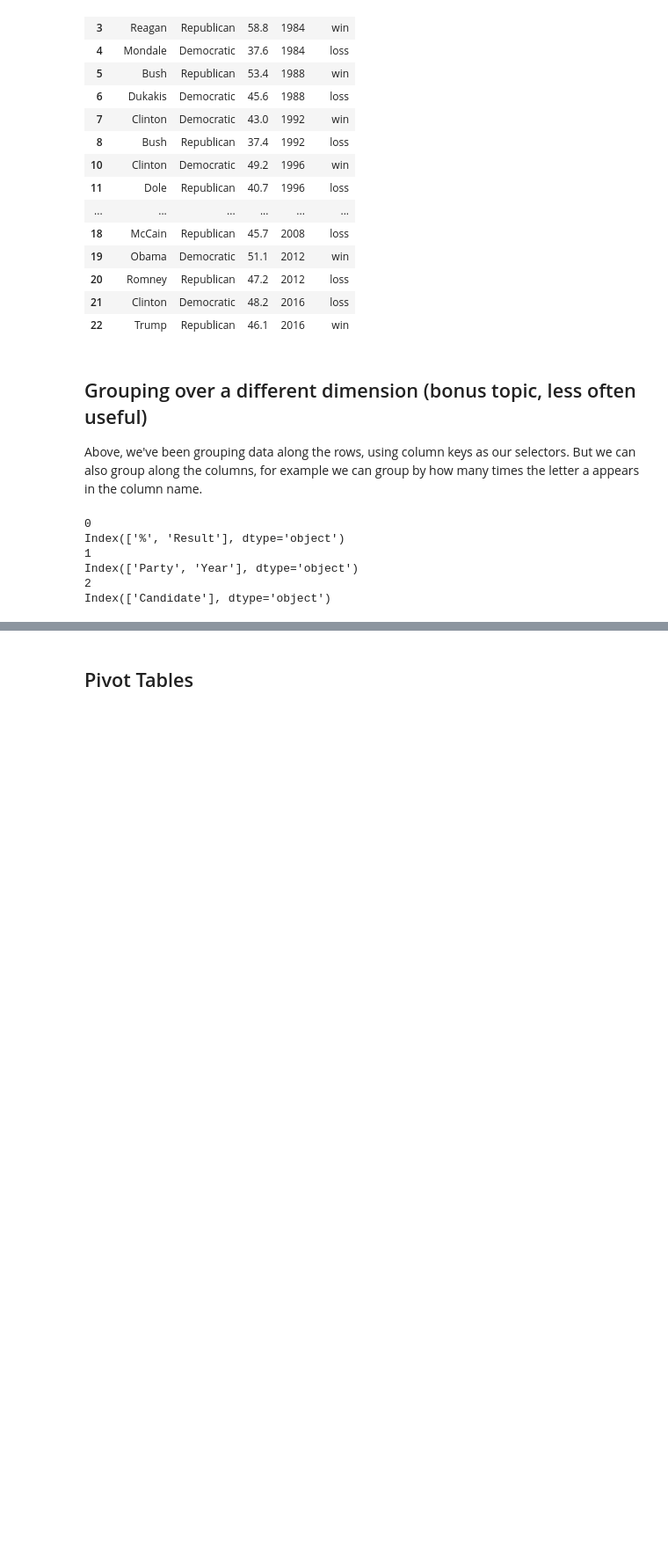
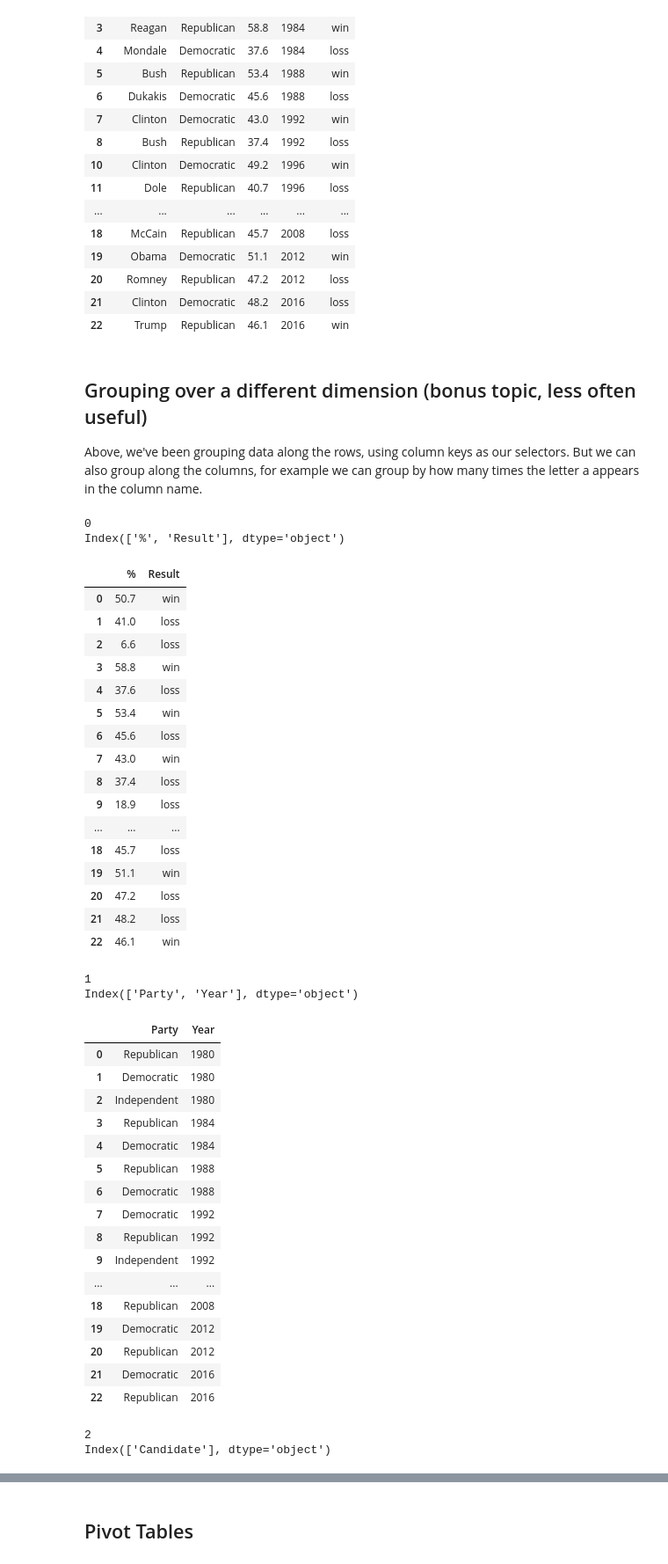
Before and after one commit to zhugeyicixin/DataSci200, a Jupyter notebook: lectures/lec04/04-groupby.ipynb, the cells around one changed output, grey strips where cells are left out. Shown: that part at 88% size. Saved outputs shown, nothing was run; the diff lists cells and outputs as text; code cells hidden in the pictures; blank space fills up the shorter version.

```diff
--- a/lectures/lec04/04-groupby.ipynb
+++ b/lectures/lec04/04-groupby.ipynb
@@ -439,12 +460,47 @@ Above, we've been grouping data along the rows, using column keys as our selecto
 # %%
 grouped = df.groupby(lambda x: x.count('a'), axis=1)
 for dtype, group in grouped:
     print(dtype)
     print(group.columns)
+    display(group)
 # %% [output]
 0
 Index(['%', 'Result'], dtype='object')
-1
-Index(['Party', 'Year'], dtype='object')
-2
-Index(['Candidate'], dtype='object')
+|  | % | Result |
+| 0 | 50.7 | win |
+| 1 | 41.0 | loss |
+| 2 | 6.6 | loss |
+| 3 | 58.8 | win |
+| 4 | 37.6 | loss |
+| 5 | 53.4 | win |
+| 6 | 45.6 | loss |
+| 7 | 43.0 | win |
+| 8 | 37.4 | loss |
+| 9 | 18.9 | loss |
+| ... | ... | ... |
+| 18 | 45.7 | loss |
+| 19 | 51.1 | win |
+| 20 | 47.2 | loss |
+| 21 | 48.2 | loss |
+| 22 | 46.1 | win |
+1
+Index(['Party', 'Year'], dtype='object')
+|  | Party | Year |
+| 0 | Republican | 1980 |
+| 1 | Democratic | 1980 |
+| 2 | Independent | 1980 |
+| 3 | Republican | 1984 |
+| 4 | Democratic | 1984 |
+| 5 | Republican | 1988 |
+| 6 | Democratic | 1988 |
+| 7 | Democratic | 1992 |
+| 8 | Republican | 1992 |
+| 9 | Independent | 1992 |
+| ... | ... | ... |
+| 18 | Republican | 2008 |
+| 19 | Democratic | 2012 |
+| 20 | Republican | 2012 |
+| 21 | Democratic | 2016 |
+| 22 | Republican | 2016 |
+2
+Index(['Candidate'], dtype='object')
```
Also changed, not shown: parts of 5 cells of this notebook.
